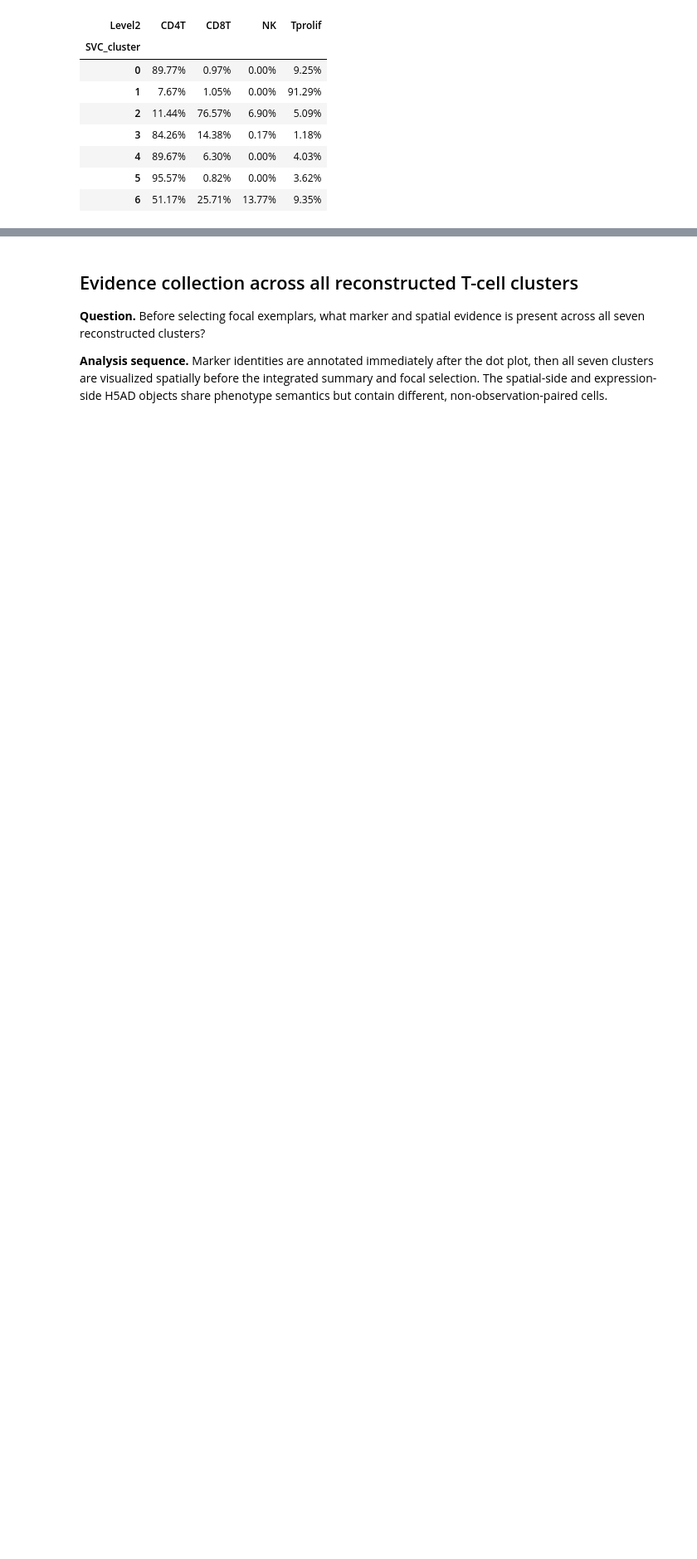
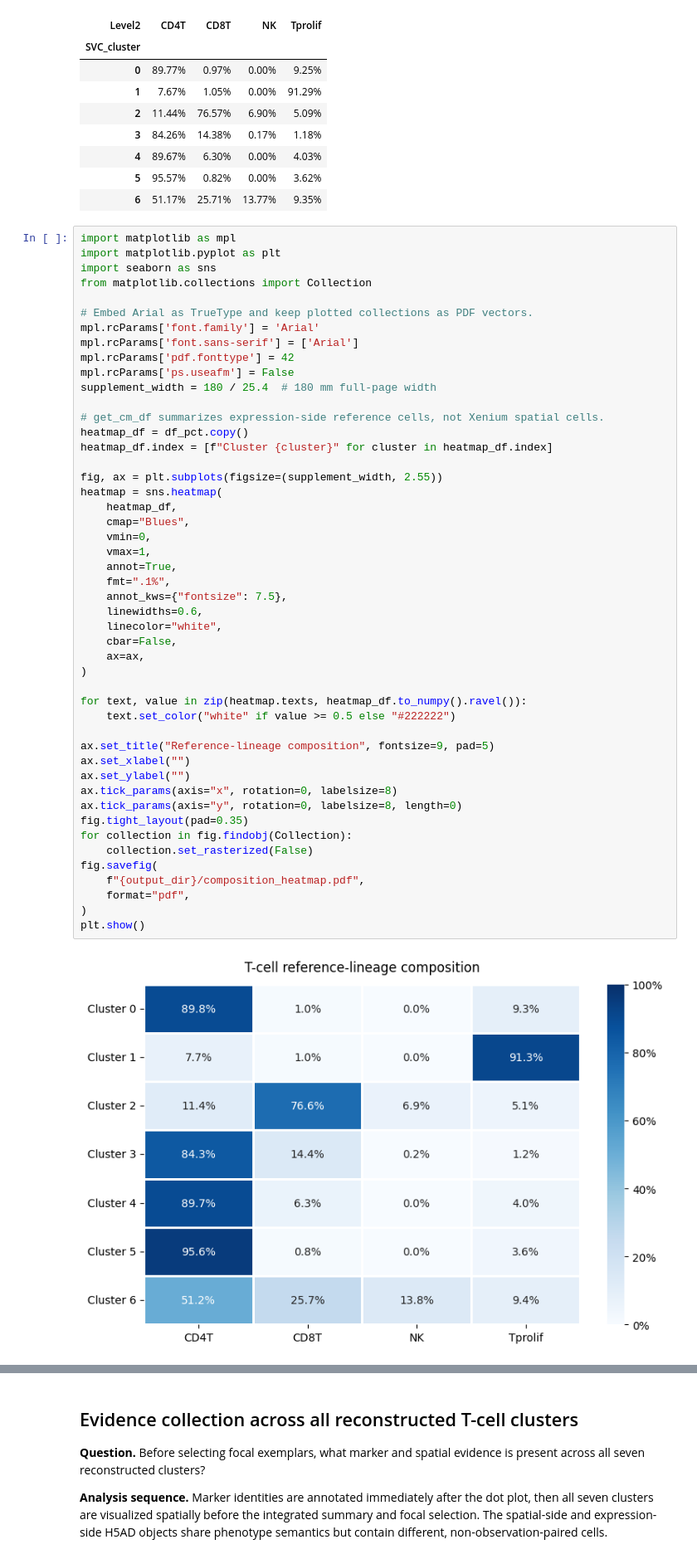
Before and after one commit to wuys13/REVISE, a Jupyter notebook: reproduce/case/Xenium_sc_SVC_T.ipynb, the cells around one changed output, grey strips where cells are left out. Shown at 83% size. Saved outputs shown, nothing was run; the diff lists cells and outputs as text; blank space fills up the shorter version.

Commit message:
Refine T-cell supplementary figures

```diff
--- a/reproduce/case/Xenium_sc_SVC_T.ipynb
+++ b/reproduce/case/Xenium_sc_SVC_T.ipynb
@@ -112,6 +112,56 @@ styled
 | 4 | 89.67% | 6.30% | 0.00% | 4.03% |
 | 5 | 95.57% | 0.82% | 0.00% | 3.62% |
 | 6 | 51.17% | 25.71% | 13.77% | 9.35% |
+# %%
+import matplotlib as mpl
+import matplotlib.pyplot as plt
+import seaborn as sns
+from matplotlib.collections import Collection
+
+# Embed Arial as TrueType and keep plotted collections as PDF vectors.
+mpl.rcParams['font.family'] = 'Arial'
+mpl.rcParams['font.sans-serif'] = ['Arial']
+mpl.rcParams['pdf.fonttype'] = 42
+mpl.rcParams['ps.useafm'] = False
+supplement_width = 180 / 25.4  # 180 mm full-page width
+
+# get_cm_df summarizes expression-side reference cells, not Xenium spatial cells.
+heatmap_df = df_pct.copy()
+heatmap_df.index = [f"Cluster {cluster}" for cluster in heatmap_df.index]
+
+fig, ax = plt.subplots(figsize=(supplement_width, 2.55))
+heatmap = sns.heatmap(
+    heatmap_df,
+    cmap="Blues",
+    vmin=0,
+    vmax=1,
+    annot=True,
+    fmt=".1%",
+    annot_kws={"fontsize": 7.5},
+    linewidths=0.6,
+    linecolor="white",
+    cbar=False,
+    ax=ax,
+)
+
+for text, value in zip(heatmap.texts, heatmap_df.to_numpy().ravel()):
+    text.set_color("white" if value >= 0.5 else "#222222")
+
+ax.set_title("Reference-lineage composition", fontsize=9, pad=5)
+ax.set_xlabel("")
+ax.set_ylabel("")
+ax.tick_params(axis="x", rotation=0, labelsize=8)
+ax.tick_params(axis="y", rotation=0, labelsize=8, length=0)
+fig.tight_layout(pad=0.35)
+for collection in fig.findobj(Collection):
+    collection.set_rasterized(False)
+fig.savefig(
+    f"{output_dir}/composition_heatmap.pdf",
+    format="pdf",
+)
+plt.show()
+# %% [output]
+[figure, added]
 # %%
 import matplotlib.pyplot as plt
 import matplotlib.colors as mcolors
```
Also changed, not shown: parts of 2 cells of this notebook.
